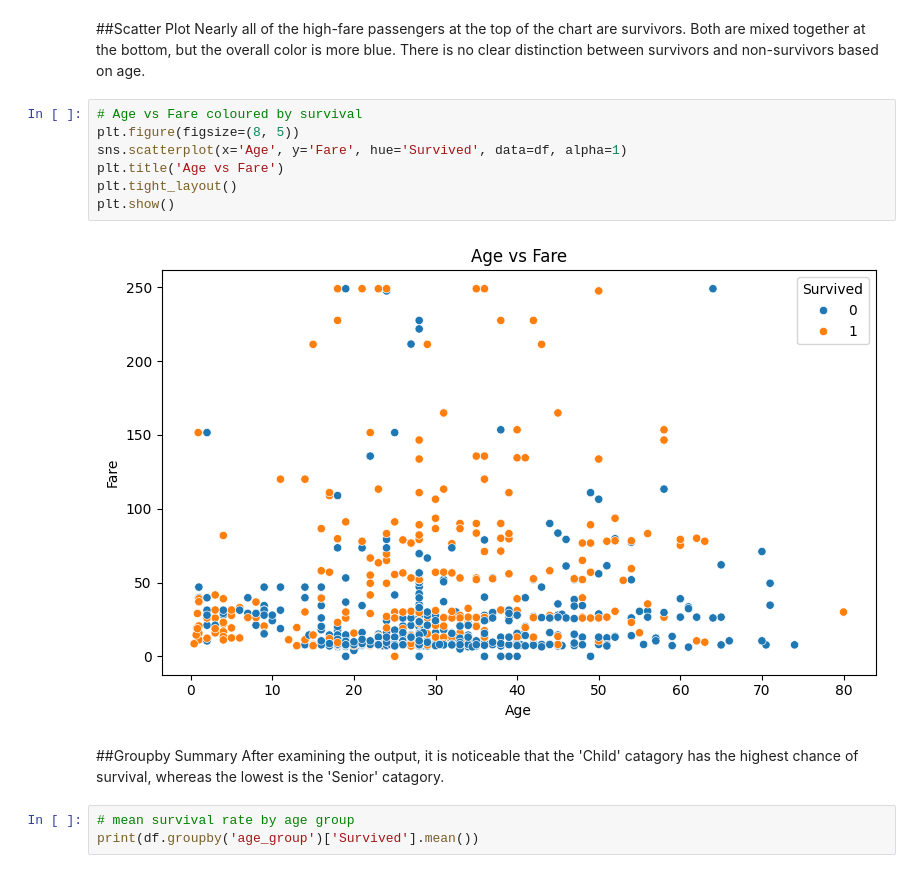
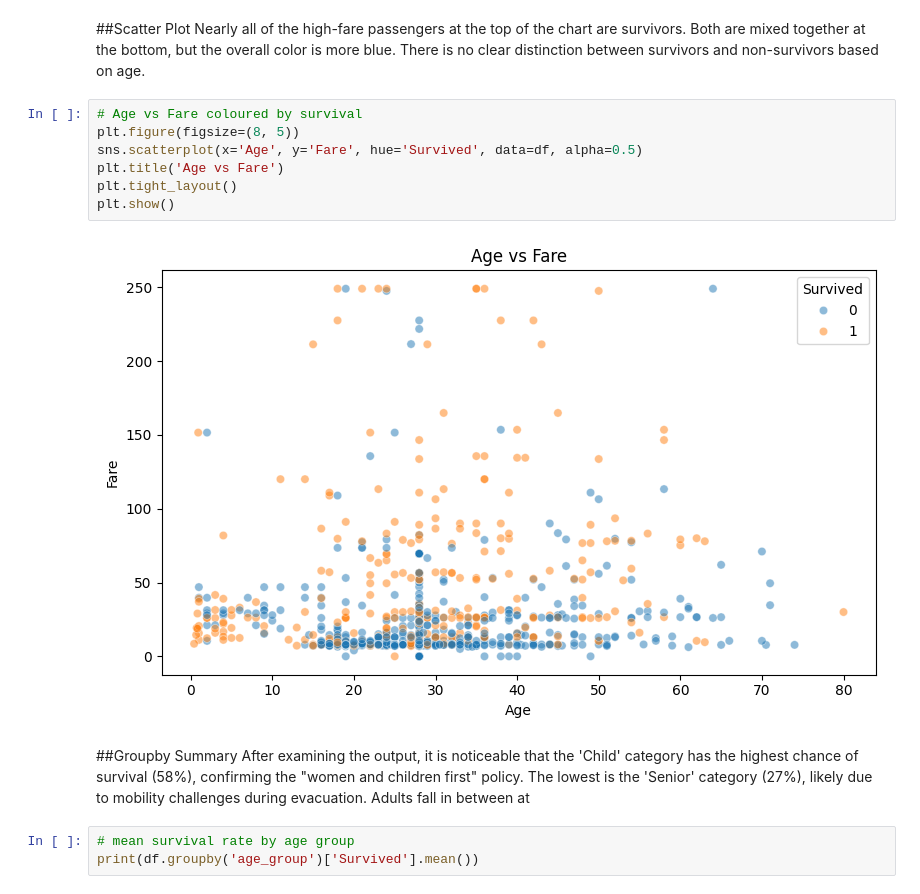
Before and after one commit to abdamh/Final-Project, a Jupyter notebook: 03_eda_math.ipynb, the cells around one changed output. Drawn from its saved outputs; the diff is of its cells as text.

```diff
--- a/03_eda_math.ipynb
+++ b/03_eda_math.ipynb
@@ -54,15 +54,15 @@ Nearly all of the high-fare passengers at the top of the chart are survivors. Bo
 # %%
 # Age vs Fare coloured by survival
 plt.figure(figsize=(8, 5))
-sns.scatterplot(x='Age', y='Fare', hue='Survived', data=df, alpha=1)
+sns.scatterplot(x='Age', y='Fare', hue='Survived', data=df, alpha=0.5)
 plt.title('Age vs Fare')
 plt.tight_layout()
 plt.show()
 # %% [output]
-[figure, old version]
+[figure, new version]
 # %% [markdown]
 ##Groupby Summary
-After examining the output, it is noticeable that the 'Child' catagory has the highest chance of survival, whereas the lowest is the 'Senior' catagory.
+After examining the output, it is noticeable that the 'Child' category has the highest chance of survival (58%), confirming the "women and children first" policy. The lowest is the 'Senior' category (27%), likely due to mobility challenges during evacuation. Adults fall in between at
 # %%
 # mean survival rate by age group
 print(df.groupby('age_group')['Survived'].mean())
```
Also changed, not shown: parts of 3 cells of this notebook, 2 other files.
